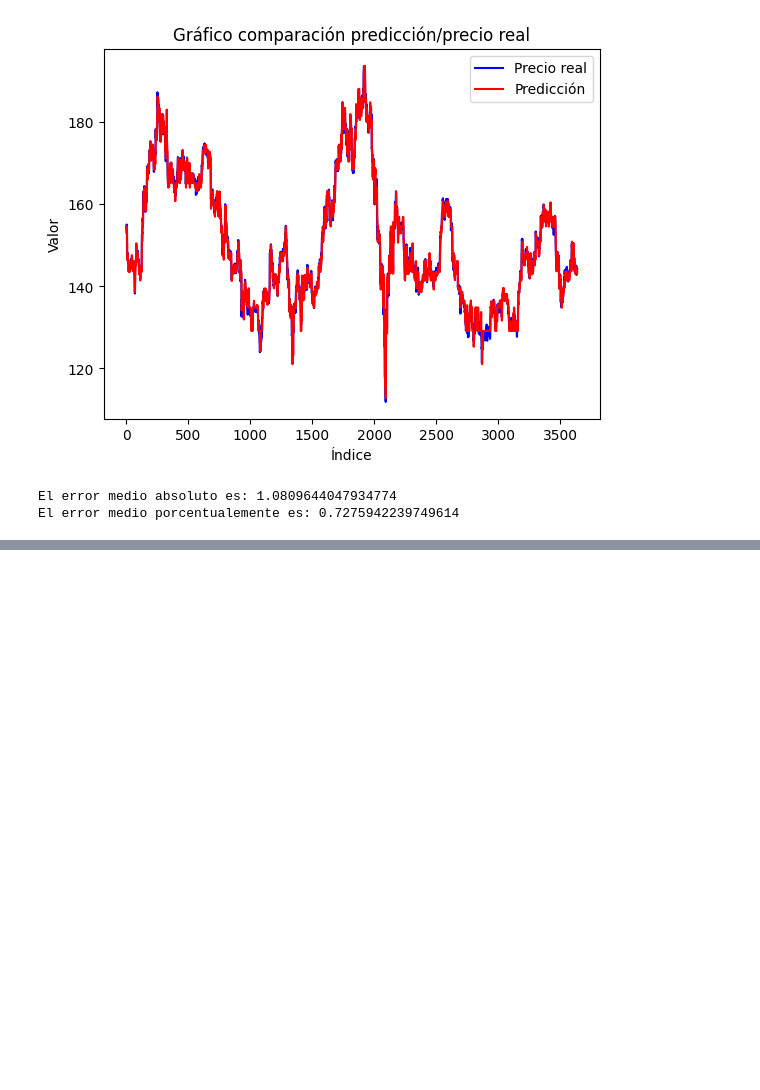
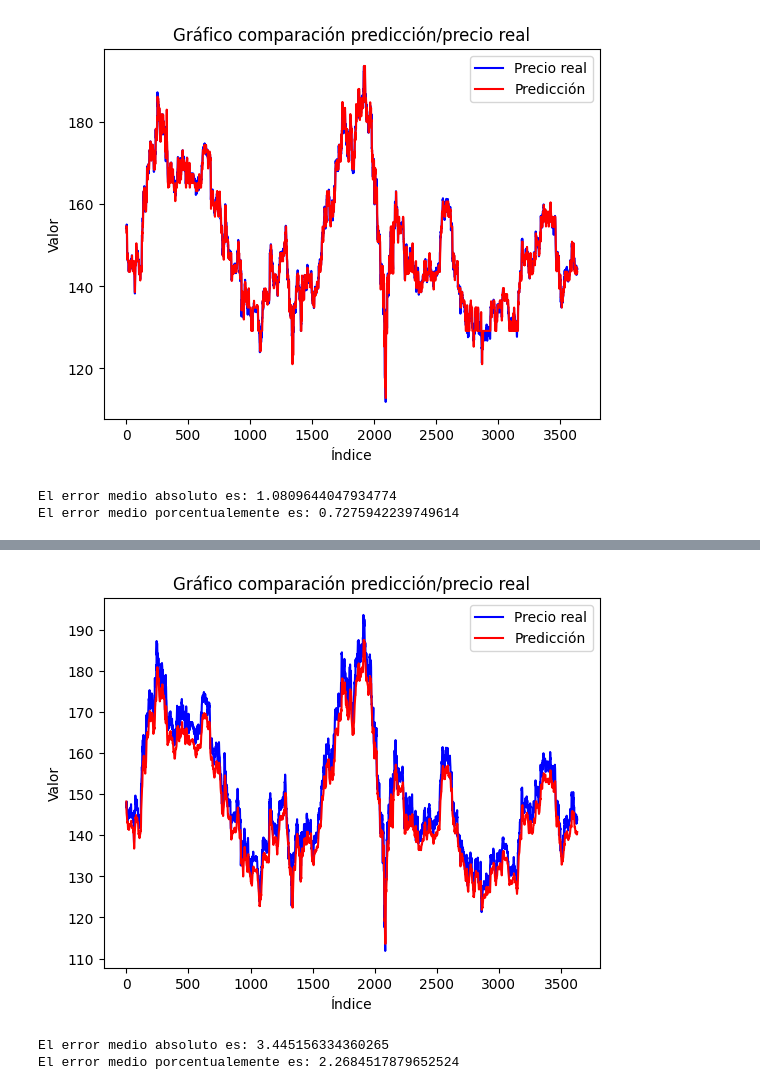
Before and after one commit to Raul-Gonzalez-M/TFG, a Jupyter notebook: codigo/RandomForestSolanaHconIMC.ipynb, the cells around one changed output, grey strips where cells are left out. Drawn from its saved outputs; the diff is of its cells as text; code cells hidden in the pictures; blank space fills up the shorter version.

```diff
--- a/codigo/RandomForestSolanaHconIMC.ipynb
+++ b/codigo/RandomForestSolanaHconIMC.ipynb
@@ -370,0 +514,4 @@ El error medio porcentualemente es: 0.7275942239749614
+# %%
+df_test_aux = df_test[['open', 'high', 'low', 'close', 'value']].values
+X_test, y_test= create_sequences(df_test_aux, 7)
+X_test
@@ -370,0 +536,12 @@ El error medio porcentualemente es: 0.7275942239749614
+# %%
+X_testR = []
+for i in X_test:
+    aux = []
+    for r in range(0, 7):
+        for elem in i[r]:
+            aux.append(elem)
+    X_testR.append(aux)
+X_testR = np.array(X_testR)
+# %%
+y_predT = model.predict(X_testR)
+y_predT
@@ -370,0 +557,14 @@ El error medio porcentualemente es: 0.7275942239749614
+# %%
+Testrpr = []
+for i in range(7,df_test.shape[0]):
+    Testrpr.append(df_test.iloc[i].close)
+plt.plot(Testrpr, color='blue', label='Precio real')  # Línea azul
+plt.plot(y_predT, color='red', label='Predicción')   # Línea roja
+plt.title('Gráfico comparación predicción/precio real')
+plt.xlabel('Índice')
+plt.ylabel('Valor')
+plt.legend()
+
+plt.show()
+# %% [output]
+[figure, added]
@@ -370,0 +576,13 @@ El error medio porcentualemente es: 0.7275942239749614
+# %%
+suma = 0
+n = len(Testrpr)
+mae = np.mean(np.abs(Testrpr - y_pred_auxT))
+print("El error medio absoluto es: " + str(mae))
+for i in range(0,n):
+    suma = abs(y_pred_auxT[i] - Testrpr[i])/Testrpr[i] +  suma
+error_medio = suma/n
+emp = error_medio*100 # error medio en porcentaje
+print("El error medio porcentualemente es: " + str(emp))
+# %% [output]
+El error medio absoluto es: 3.445156334360265
+El error medio porcentualemente es: 2.2684517879652524
```
Also changed, not shown: parts of 33 cells of this notebook, 2 other files.
